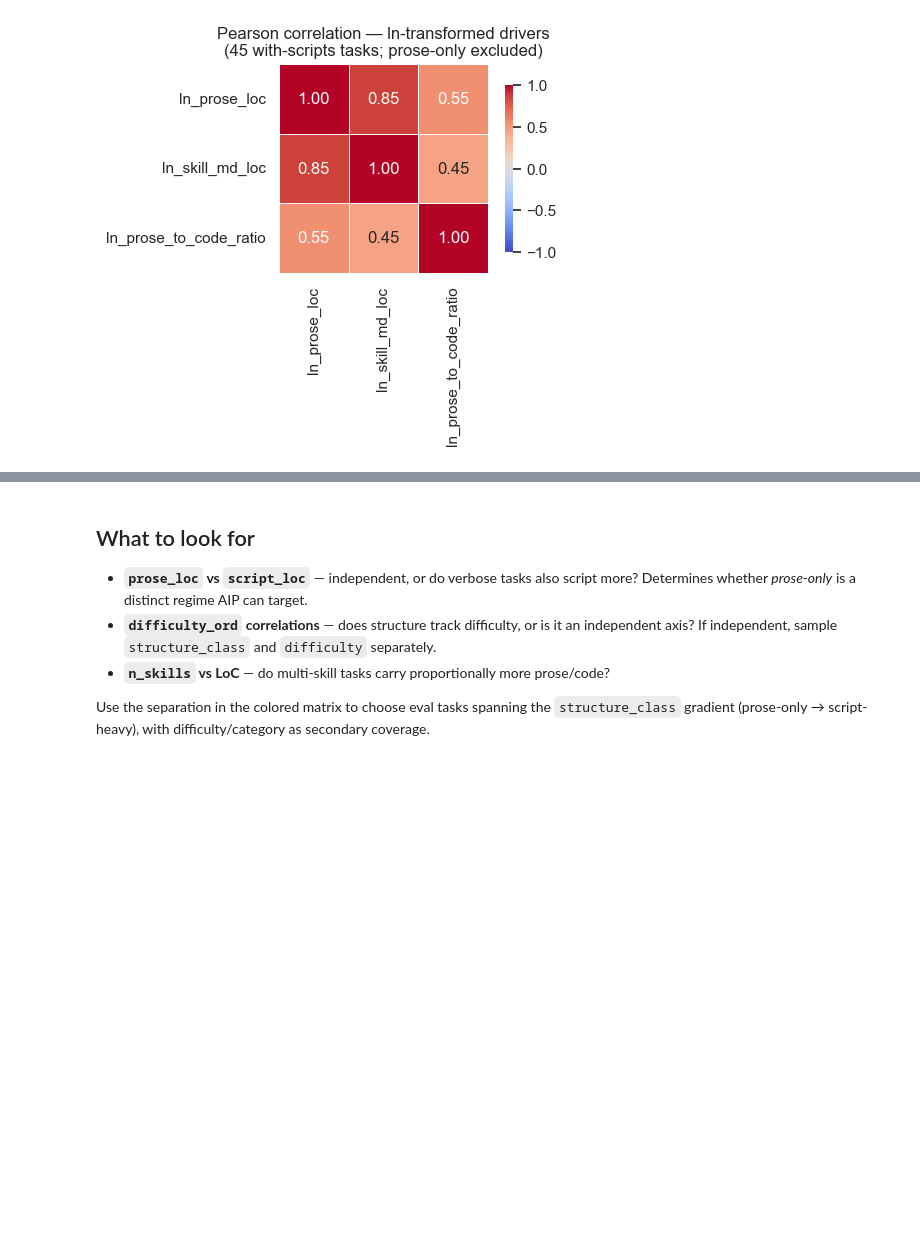
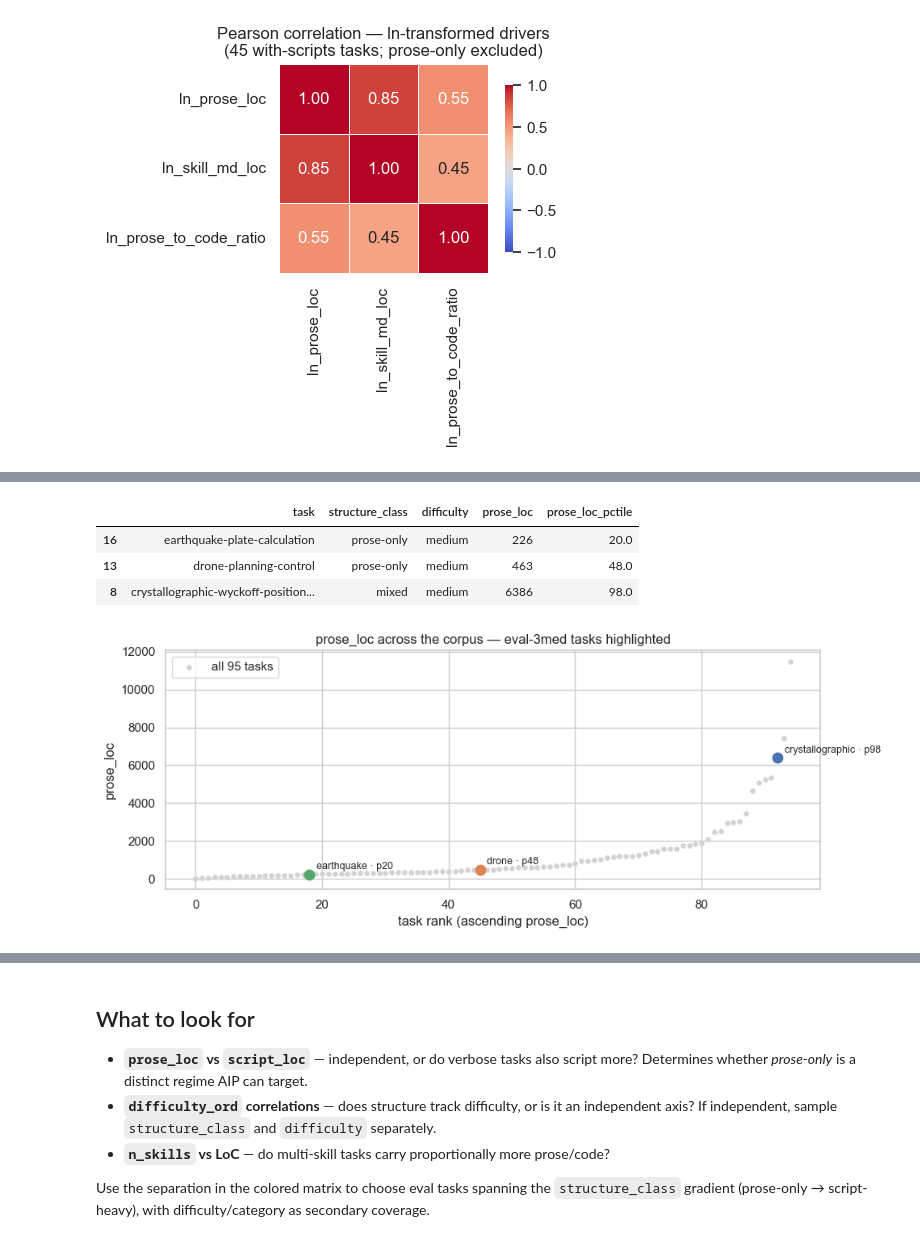
Before and after one commit to zach-blumenfeld/aip-skillbench, a Jupyter notebook: skill-analysis/skill_correlations.ipynb, the cells around one changed output, grey strips where cells are left out. Saved outputs shown, nothing was run; the diff lists cells and outputs as text; code cells hidden in the pictures; blank space fills up the shorter version.

```diff
--- a/skill-analysis/skill_correlations.ipynb
+++ b/skill-analysis/skill_correlations.ipynb
@@ -190,0 +194,36 @@ plt.show()
+# %%
+tested = ["crystallographic-wyckoff-position-analysis",
+          "drone-planning-control", "earthquake-plate-calculation"]
+
+d = df.copy()
+d["prose_loc"] = pd.to_numeric(d["prose_loc"], errors="coerce")
+d["prose_loc_pctile"] = (d["prose_loc"].rank(pct=True) * 100).round(0)
+
+view = (d[d["task"].isin(tested)]
+        [["task", "structure_class", "difficulty", "prose_loc", "prose_loc_pctile"]]
+        .sort_values("prose_loc_pctile"))
+display(view)
+
+# all 95 sorted by prose_loc, the 3 tested tasks highlighted
+ds = d.sort_values("prose_loc").reset_index(drop=True)
+plt.figure(figsize=(10, 4))
+plt.scatter(ds.index, ds["prose_loc"], s=14, color="lightgray", label="all 95 tasks")
+for t in tested:
+    row = ds[ds["task"] == t]
+    pct = d.loc[d["task"] == t, "prose_loc_pctile"].iloc[0]
+    plt.scatter(row.index, row["prose_loc"], s=80, zorder=5)
+    plt.annotate(f"{t.split('-')[0]} · p{pct:.0f}",
+                 (row.index[0], row["prose_loc"].iloc[0]),
+                 textcoords="offset points", xytext=(6, 5), fontsize=9)
+plt.xlabel("task rank (ascending prose_loc)")
+plt.ylabel("prose_loc")
+plt.title("prose_loc across the corpus — eval-3med tasks highlighted")
+plt.legend(loc="upper left")
+plt.tight_layout()
+plt.show()
+# %% [output]
+|  | task | structure_class | difficulty | prose_loc | prose_loc_pctile |
+| 16 | earthquake-plate-calculation | prose-only | medium | 226 | 20.0 |
+| 13 | drone-planning-control | prose-only | medium | 463 | 48.0 |
+| 8 | crystallographic-wyckoff-position... | mixed | medium | 6386 | 98.0 |
+[figure, added]
```
Also changed, not shown: parts of 11 cells of this notebook, 8 other files.
